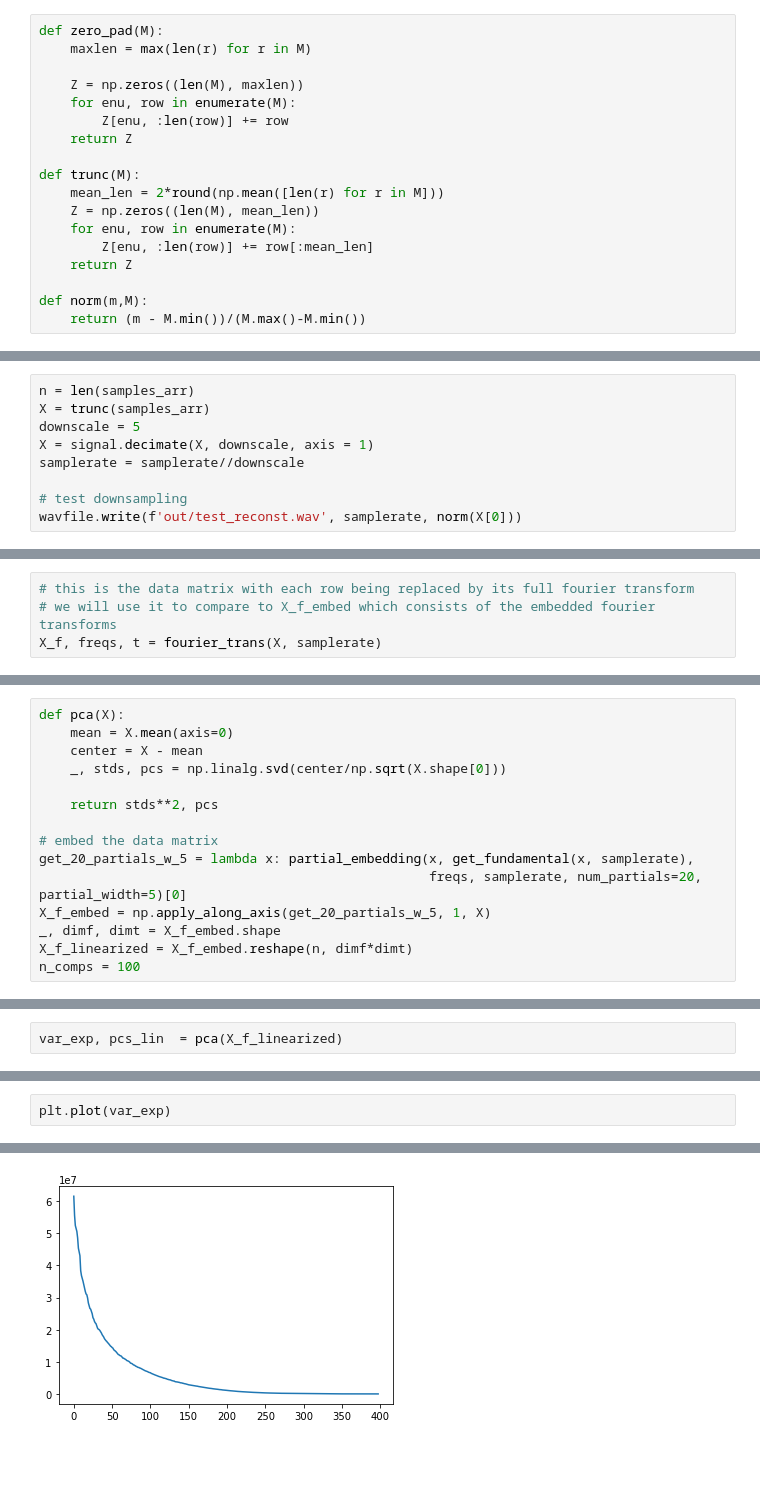
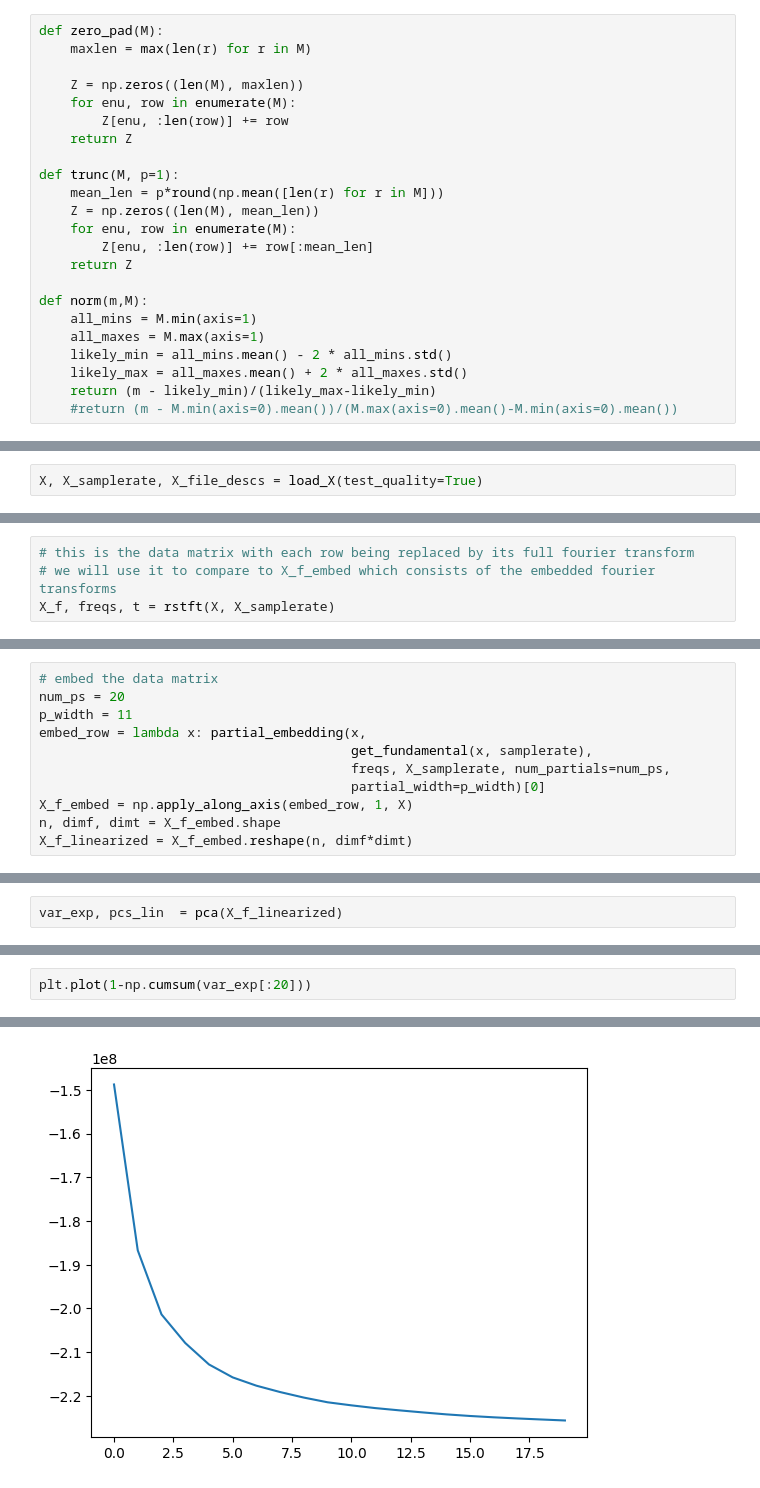
Before and after one commit to evgerritz/principal-timbre-analysis, a Jupyter notebook: Principal Timbre Analysis.ipynb, the cells around one changed output, grey strips where cells are left out. Drawn from its saved outputs; the diff is of its cells as text; blank space fills up the shorter version.

```diff
--- a/Principal Timbre Analysis.ipynb
+++ b/Principal Timbre Analysis.ipynb
@@ -22,14 +26,19 @@ def zero_pad(M):
         Z[enu, :len(row)] += row
     return Z
 
-def trunc(M):
-    mean_len = 2*round(np.mean([len(r) for r in M]))
+def trunc(M, p=1):
+    mean_len = p*round(np.mean([len(r) for r in M]))
     Z = np.zeros((len(M), mean_len))
     for enu, row in enumerate(M):
         Z[enu, :len(row)] += row[:mean_len]
     return Z
 
 def norm(m,M):
-    return (m - M.min())/(M.max()-M.min())
+    all_mins = M.min(axis=1)
+    all_maxes = M.max(axis=1)
+    likely_min = all_mins.mean() - 2 * all_mins.std()
+    likely_max = all_maxes.mean() + 2 * all_maxes.std()
+    return (m - likely_min)/(likely_max-likely_min)
+    #return (m - M.min(axis=0).mean())/(M.max(axis=0).mean()-M.min(axis=0).mean())
 # %% [markdown]
 # Load the Samples
@@ -75,9 +119,2 @@ Row:     Filename:
 # %%
-n = len(samples_arr)
-X = trunc(samples_arr)
-downscale = 5
-X = signal.decimate(X, downscale, axis = 1)
-samplerate = samplerate//downscale
-
-# test downsampling
-wavfile.write(f'out/test_reconst.wav', samplerate, norm(X[0]))
+X, X_samplerate, X_file_descs = load_X(test_quality=True)
@@ -192,4 +250,4 @@ def embedding_inverse(embedded, partials, freqs, samplerate, check_x_f=False):
 # %%
 # this is the data matrix with each row being replaced by its full fourier transform
 # we will use it to compare to X_f_embed which consists of the embedded fourier transforms
-X_f, freqs, t = fourier_trans(X, samplerate)
+X_f, freqs, t = rstft(X, X_samplerate)
@@ -253,15 +320,11 @@ wavfile.write('out/reconstructed_from_embedding.wav', samplerate, norm(test_x_re
 # %%
-def pca(X):
-    mean = X.mean(axis=0)
-    center = X - mean
-    _, stds, pcs = np.linalg.svd(center/np.sqrt(X.shape[0]))
-
-    return stds**2, pcs
-
 # embed the data matrix
-get_20_partials_w_5 = lambda x: partial_embedding(x, get_fundamental(x, samplerate),
-                                                  freqs, samplerate, num_partials=20, partial_width=5)[0]
-X_f_embed = np.apply_along_axis(get_20_partials_w_5, 1, X)
-_, dimf, dimt = X_f_embed.shape
+num_ps = 20
+p_width = 11
+embed_row = lambda x: partial_embedding(x,
+                                        get_fundamental(x, samplerate),
+                                        freqs, X_samplerate, num_partials=num_ps,
+                                        partial_width=p_width)[0]
+X_f_embed = np.apply_along_axis(embed_row, 1, X)
+n, dimf, dimt = X_f_embed.shape
 X_f_linearized = X_f_embed.reshape(n, dimf*dimt)
-n_comps = 100
@@ -270,5 +345,5 @@ var_exp, pcs_lin  = pca(X_f_linearized)
 # %%
-plt.plot(var_exp)
+plt.plot(1-np.cumsum(var_exp[:20]))
 # %% [output]
 [<matplotlib.lines.Line2D at 0x...>]
-[figure, old version]
+[figure, new version]
```
Also changed, not shown: parts of 52 cells of this notebook, 1 other file.
